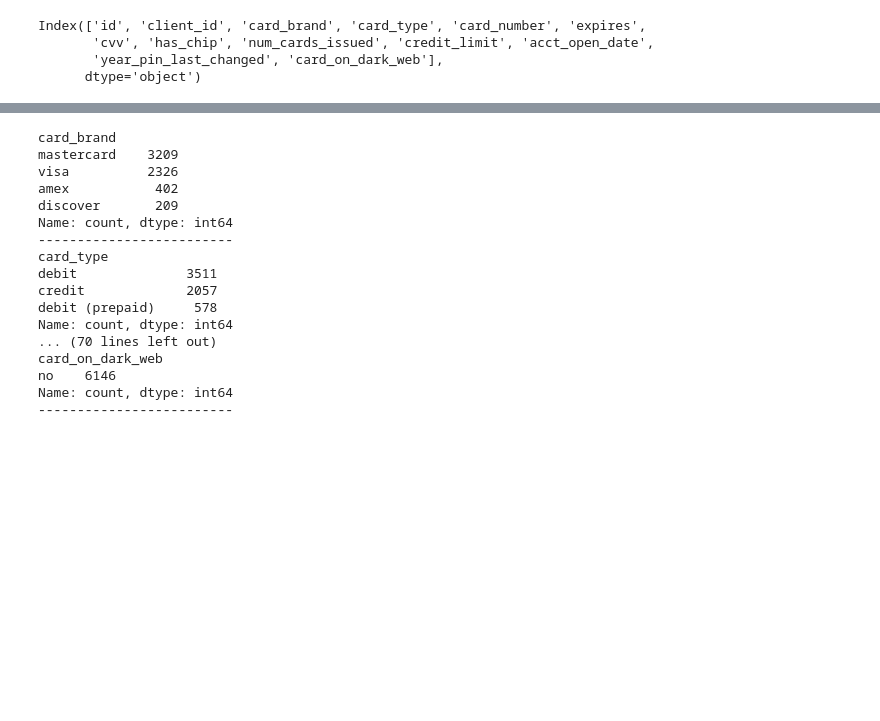
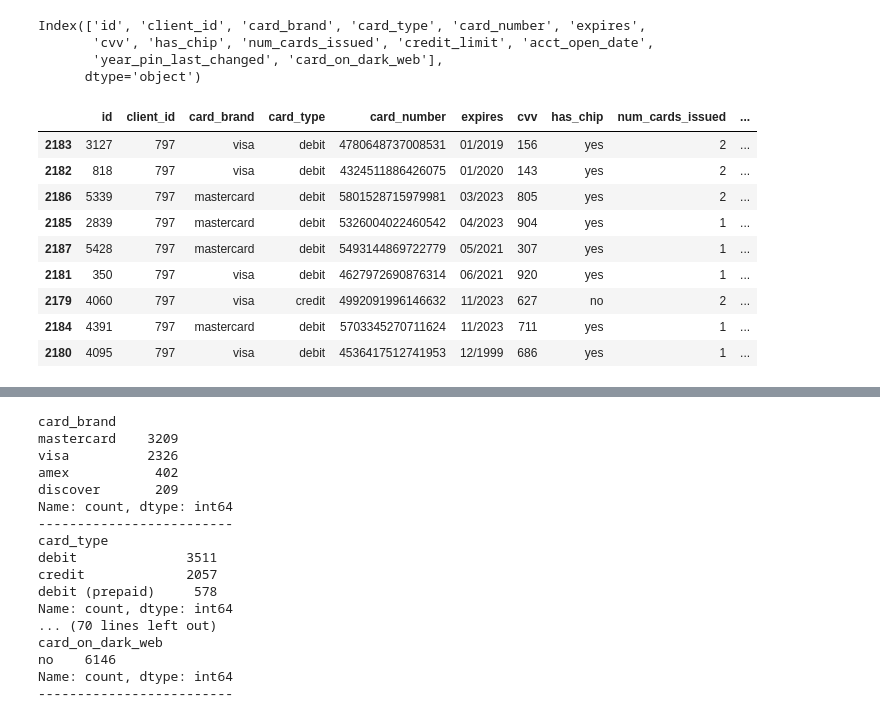
Before and after one commit to arraby-alt/fraud-transactions, a Jupyter notebook: eda.ipynb, the cells around one changed output, grey strips where cells are left out. Saved outputs shown, nothing was run; the diff lists cells and outputs as text; code cells hidden in the pictures; blank space fills up the shorter version.

```diff
--- a/eda.ipynb
+++ b/eda.ipynb
@@ -116,3 +115,16 @@ Index(['id', 'client_id', 'card_brand', 'card_type', 'card_number', 'expires',
        'cvv', 'has_chip', 'num_cards_issued', 'credit_limit', 'acct_open_date',
        'year_pin_last_changed', 'card_on_dark_web'],
       dtype='object')
+# %%
+df_cards[df_cards.client_id == 797].sort_values(by = ["expires"])
+# %% [output]
+|  | id | client_id | card_brand | card_type | card_number | expires | cvv | has_chip | num_cards_issued | ... |
+| 2183 | 3127 | 797 | visa | debit | 4780648737008531 | 01/2019 | 156 | yes | 2 | ... |
+| 2182 | 818 | 797 | visa | debit | 4324511886426075 | 01/2020 | 143 | yes | 2 | ... |
+| 2186 | 5339 | 797 | mastercard | debit | 5801528715979981 | 03/2023 | 805 | yes | 2 | ... |
+| 2185 | 2839 | 797 | mastercard | debit | 5326004022460542 | 04/2023 | 904 | yes | 1 | ... |
+| 2187 | 5428 | 797 | mastercard | debit | 5493144869722779 | 05/2021 | 307 | yes | 1 | ... |
+| 2181 | 350 | 797 | visa | debit | 4627972690876314 | 06/2021 | 920 | yes | 1 | ... |
+| 2179 | 4060 | 797 | visa | credit | 4992091996146632 | 11/2023 | 627 | no | 2 | ... |
+| 2184 | 4391 | 797 | mastercard | debit | 5703345270711624 | 11/2023 | 711 | yes | 1 | ... |
+| 2180 | 4095 | 797 | visa | debit | 4536417512741953 | 12/1999 | 686 | yes | 1 | ... |
```
Also changed, not shown: parts of 31 cells of this notebook.
